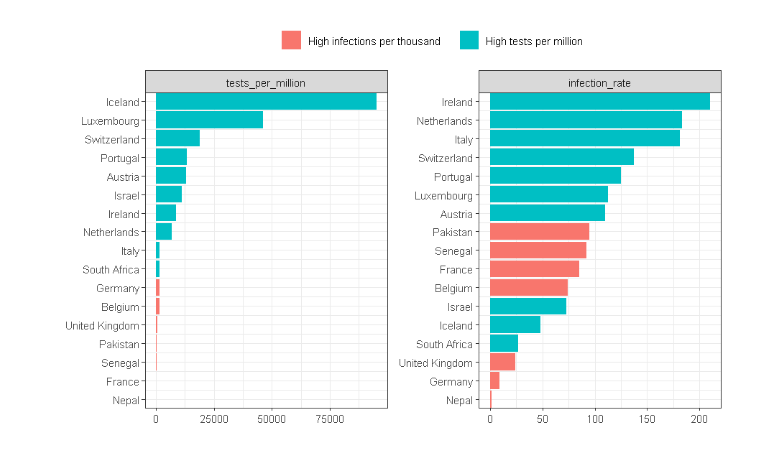
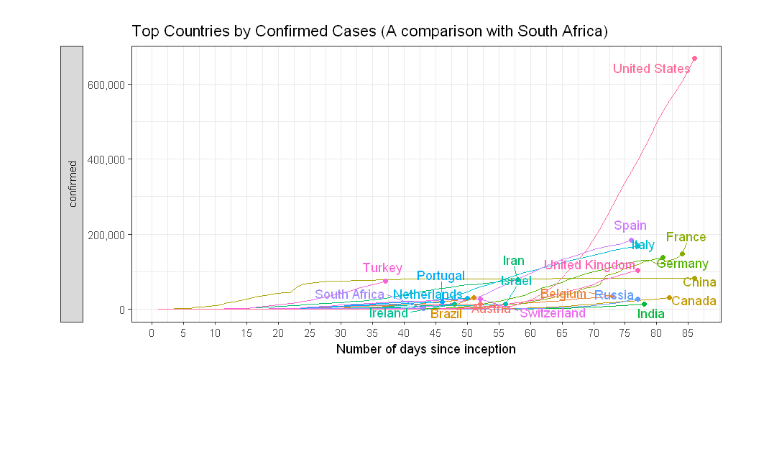
Before and after one commit to titusndondo/COVID-19, a Jupyter notebook: Exploratory data analysis/Data analysis with R.ipynb, the cells around one changed output. Saved outputs shown, nothing was run; the diff lists cells and outputs as text; code cells hidden in the pictures; blank space fills up the shorter version.

```diff
--- a/Exploratory data analysis/Data analysis with R.ipynb
+++ b/Exploratory data analysis/Data analysis with R.ipynb
@@ -144,4 +268,6 @@ Warning message in max(infection_rate, na.rm = T):
 # %%
+# This is a user function for generating the plot we are interested in
+
 plot_graph <- function(df, column, .filter) {
 
   df %>%
@@ -150,20 +276,19 @@ plot_graph <- function(df, column, .filter) {
     gather(feature, value, -c('date', 'Day', 'country')) ->
     daily_data_trans
 
+  daily_data_trans %>%
+    group_by(country, feature) %>%
+    summarise(Day = max(Day, na.rm = T),
+    value = max(value, na.rm = T)) ->
+    mask
+
   daily_data_trans  %>%
     ggplot(aes(Day, value, color = country)) +
     geom_line() +
     facet_wrap( ~ feature, scales = 'free_y', nrow = 2, strip.position = 'left') +
-    geom_point(data = daily_data_trans %>%
-                 group_by(country, feature) %>%
-                 summarise(Day = max(Day, na.rm = T),
-                           value = max(value, na.rm = T)),
-              aes(size = value)) +
+    geom_point(data = mask) +
     geom_text_repel(aes(label = country),
-                    data = daily_data_trans %>%
-                      group_by(country, feature) %>%
-                      summarise(Day = max(Day, na.rm = T),
-                                value = max(value, na.rm = T)),
+                    data = mask,
                     vjust = -1) +
     scale_x_continuous(breaks = seq(0, length(daily_data_trans$Day %>% unique), 5)) +
     scale_y_continuous(labels = scales::comma) +
@@ -173,10 +298,9 @@ plot_graph <- function(df, column, .filter) {
     ) +
     labs(
       x = 'Number of days since inception', y = '',
-      title = 'South Africa Vs other countries'
+      title = 'Top Countries by Confirmed Cases (A comparison with South Africa)'
     ) ->
     fig1
 
   return(fig1)
-
 }
@@ -269,21 +307,18 @@ test_data_spread %>%
-# %%
-options(repr.plot.width = 8, repr.plot.height = 5)
-tests_data %>%
-  ggplot(aes(order, value, fill = id)) +
-  geom_col() +
-  facet_wrap( ~ feature, scales = 'free') +
-  theme(
-    legend.position = 'top',
-    legend.title = element_blank()
-  ) +
-  scale_x_continuous(
-    breaks = tests_data$order,
-    labels = tests_data$country,
-    expand = c(0,0)
-  ) +
-  labs(
-      x = '', y = ''
-  ) +
-  coord_flip()
-# %% [output]
-[figure, removed]
+# %%
+# then get the top countries by confirmed cases. Include South Africa for comparison.
+filter_data %>%
+  top_n(n = 20, wt = highest_confirmed) %>%
+  '$'(country) %>%
+  union(c('South Africa')) ->
+  top_countries_by_confirmed
+
+# generate the plot
+options(repr.plot.width = 8, repr.plot.height = 4)
+plot_graph(
+  df = daily_data, column = 'confirmed', .filter = top_countries_by_confirmed
+) ->
+  fig1
+
+print(fig1)
+# %% [output]
+[figure, added]
```
Also changed, not shown: parts of 27 cells of this notebook.
